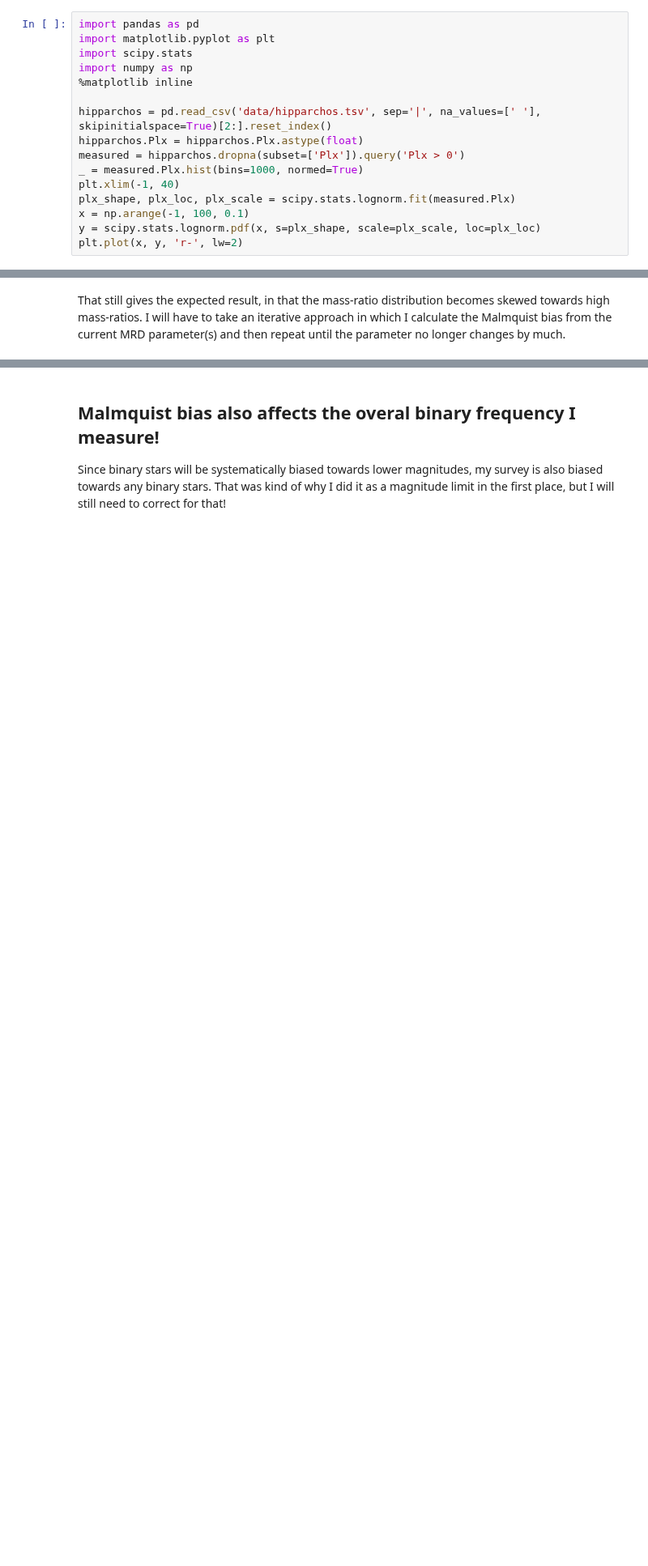
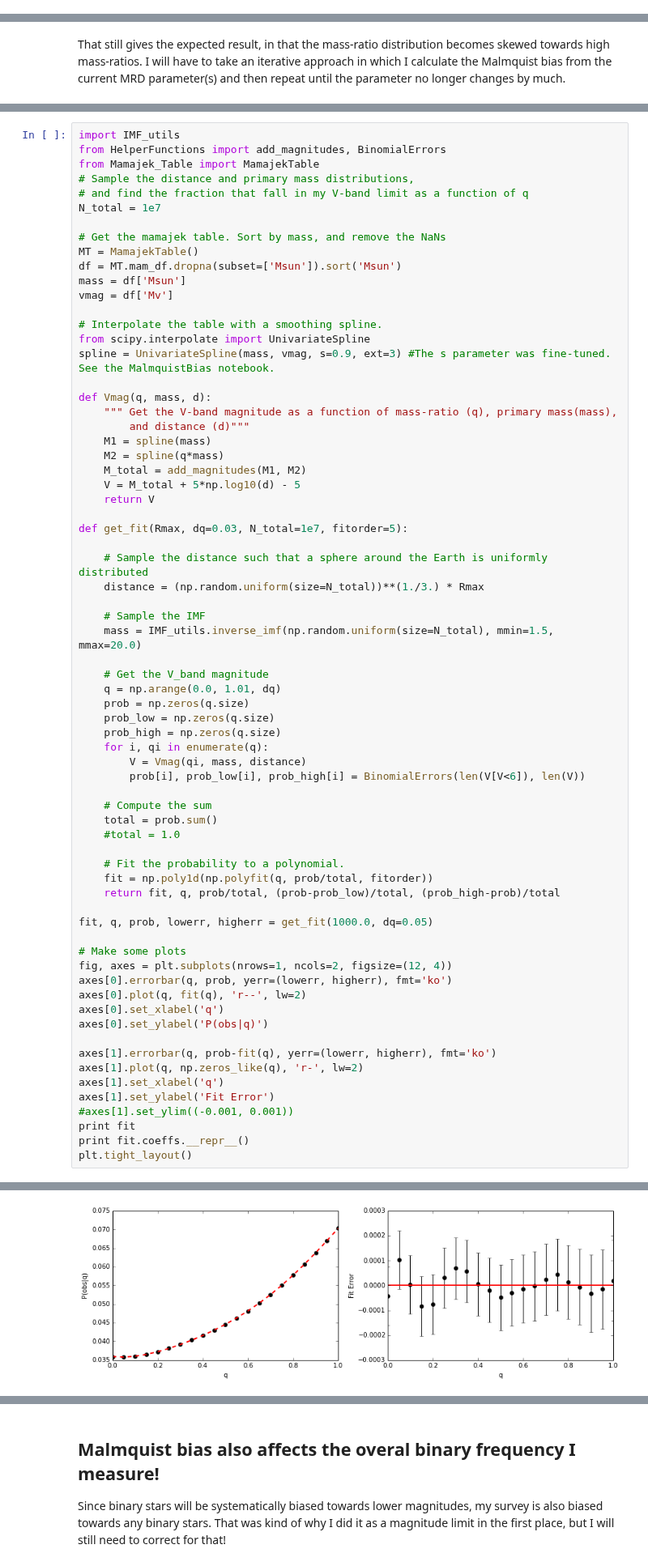
Before and after one commit to kgullikson88/BinaryInference, a Jupyter notebook: Malmquist_Bias.ipynb, the cells around one changed output, grey strips where cells are left out. Shown at 81% size. Saved outputs shown, nothing was run; the diff lists cells and outputs as text; blank space fills up the shorter version.

Commit message:
Updated notebooks (mostly).

```diff
--- a/Malmquist_Bias.ipynb
+++ b/Malmquist_Bias.ipynb
@@ -34,19 +34,3 @@ print('A = {:.3f}'.format(A))
 A = 2.407
 # %% [markdown]
 The distance is a bit more complicated, but we will use data from the Hipparchos satellite to estimate the distribution of parallaxes to various stars. It is well fit by a log-normal distribution:
-# %%
-import pandas as pd
-import matplotlib.pyplot as plt
-import scipy.stats
-import numpy as np
-%matplotlib inline
-
-hipparchos = pd.read_csv('data/hipparchos.tsv', sep='|', na_values=[' '], skipinitialspace=True)[2:].reset_index()
-hipparchos.Plx = hipparchos.Plx.astype(float)
-measured = hipparchos.dropna(subset=['Plx']).query('Plx > 0')
-_ = measured.Plx.hist(bins=1000, normed=True)
-plt.xlim(-1, 40)
-plx_shape, plx_loc, plx_scale = scipy.stats.lognorm.fit(measured.Plx)
-x = np.arange(-1, 100, 0.1)
-y = scipy.stats.lognorm.pdf(x, s=plx_shape, scale=plx_scale, loc=plx_loc)
-plt.plot(x, y, 'r-', lw=2)
@@ -207,0 +201,70 @@ That still gives the expected result, in that the mass-ratio distribution become
+# %%
+import IMF_utils
+from HelperFunctions import add_magnitudes, BinomialErrors
+from Mamajek_Table import MamajekTable
+# Sample the distance and primary mass distributions,
+# and find the fraction that fall in my V-band limit as a function of q
+N_total = 1e7
+
+# Get the mamajek table. Sort by mass, and remove the NaNs
+MT = MamajekTable()
+df = MT.mam_df.dropna(subset=['Msun']).sort('Msun')
+mass = df['Msun']
+vmag = df['Mv']
+
+# Interpolate the table with a smoothing spline.
+from scipy.interpolate import UnivariateSpline
+spline = UnivariateSpline(mass, vmag, s=0.9, ext=3) #The s parameter was fine-tuned. See the MalmquistBias notebook.
+
+def Vmag(q, mass, d):
+    """ Get the V-band magnitude as a function of mass-ratio (q), primary mass(mass),
+        and distance (d)"""
+    M1 = spline(mass)
+    M2 = spline(q*mass)
+    M_total = add_magnitudes(M1, M2)
+    V = M_total + 5*np.log10(d) - 5
+    return V
+
+def get_fit(Rmax, dq=0.03, N_total=1e7, fitorder=5):
+
+    # Sample the distance such that a sphere around the Earth is uniformly distributed
+    distance = (np.random.uniform(size=N_total))**(1./3.) * Rmax
+
+    # Sample the IMF
+    mass = IMF_utils.inverse_imf(np.random.uniform(size=N_total), mmin=1.5, mmax=20.0)
+
+    # Get the V_band magnitude
+    q = np.arange(0.0, 1.01, dq)
+    prob = np.zeros(q.size)
+    prob_low = np.zeros(q.size)
+    prob_high = np.zeros(q.size)
+    for i, qi in enumerate(q):
+        V = Vmag(qi, mass, distance)
+        prob[i], prob_low[i], prob_high[i] = BinomialErrors(len(V[V<6]), len(V))
+
+    # Compute the sum
+    total = prob.sum()
+    #total = 1.0
+
+    # Fit the probability to a polynomial.
+    fit = np.poly1d(np.polyfit(q, prob/total, fitorder))
+    return fit, q, prob/total, (prob-prob_low)/total, (prob_high-prob)/total
+
+fit, q, prob, lowerr, higherr = get_fit(1000.0, dq=0.05)
+
+# Make some plots
+fig, axes = plt.subplots(nrows=1, ncols=2, figsize=(12, 4))
+axes[0].errorbar(q, prob, yerr=(lowerr, higherr), fmt='ko')
+axes[0].plot(q, fit(q), 'r--', lw=2)
+axes[0].set_xlabel('q')
+axes[0].set_ylabel('P(obs|q)')
+
+axes[1].errorbar(q, prob-fit(q), yerr=(lowerr, higherr), fmt='ko')
+axes[1].plot(q, np.zeros_like(q), 'r-', lw=2)
+axes[1].set_xlabel('q')
+axes[1].set_ylabel('Fit Error')
+#axes[1].set_ylim((-0.001, 0.001))
+print fit
+print fit.coeffs.__repr__()
+plt.tight_layout()
+# %% [output]
@@ -207,0 +277 @@ That still gives the expected result, in that the mass-ratio distribution become
+[figure, added]
```
Also changed, not shown: parts of 12 cells of this notebook, 2 other files.
